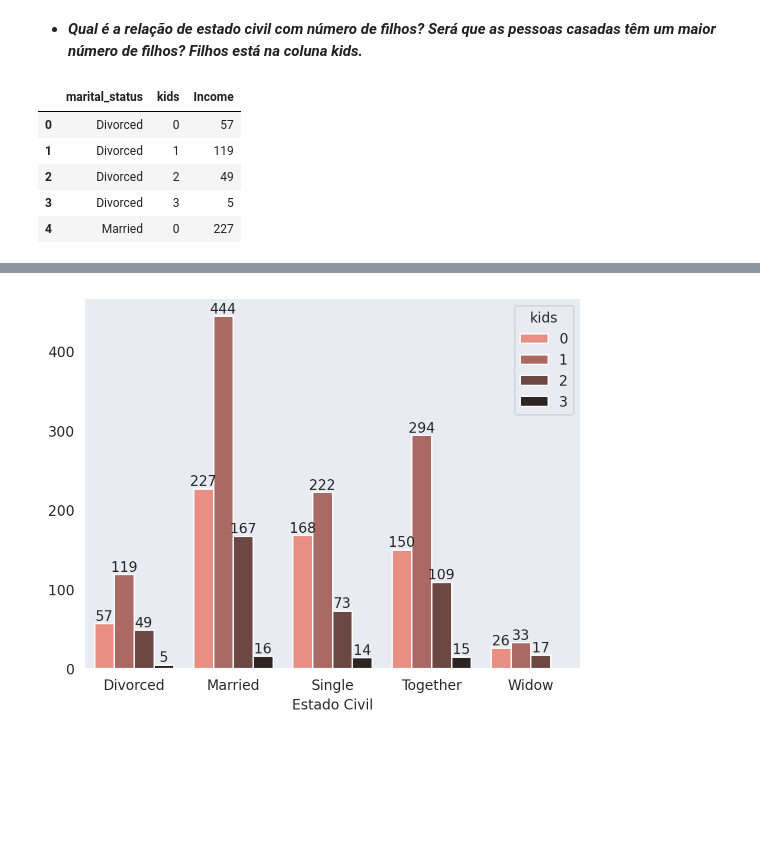
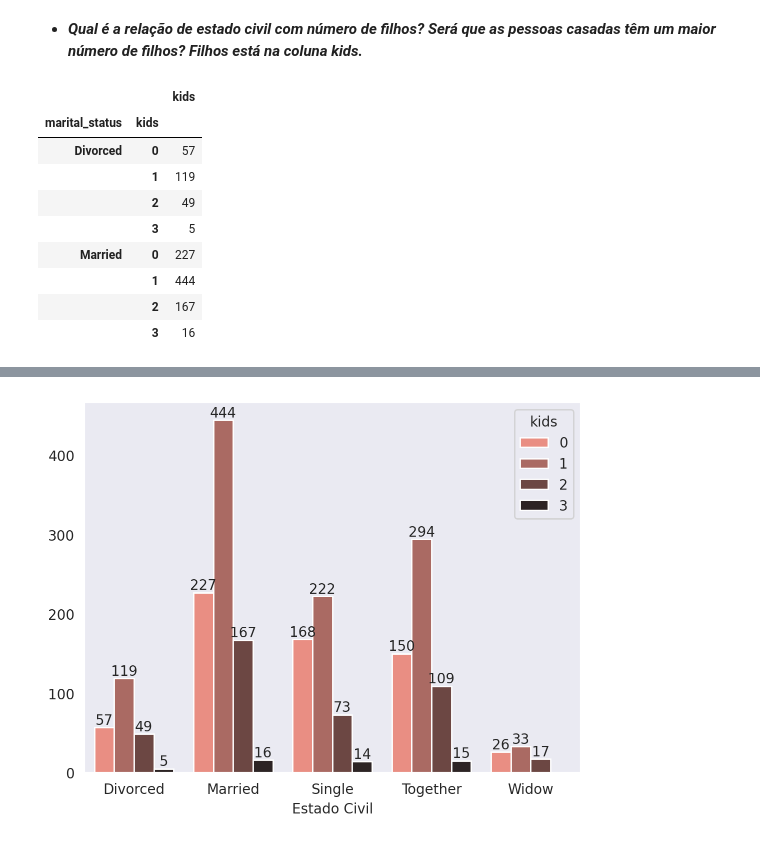
Before and after one commit to Oseiasdfarias/estatistica_do_basico_ao_avancado_EBA, a Jupyter notebook: atividades/1.0_estatistica_descritiva/1.0_Desafio_Ifood.ipynb, the cells around one changed output, grey strips where cells are left out. Drawn from its saved outputs; the diff is of its cells as text; code cells hidden in the pictures; blank space fills up the shorter version.

```diff
--- a/atividades/1.0_estatistica_descritiva/1.0_Desafio_Ifood.ipynb
+++ b/atividades/1.0_estatistica_descritiva/1.0_Desafio_Ifood.ipynb
@@ -265,15 +285,17 @@ plt.show()
 - ***Qual é a relação de estado civil com número de filhos? Será que as pessoas casadas têm um maior número de filhos? Filhos está na coluna kids.***
 # %%
 marit_status_kids = (df_ifood
-                    .groupby(by=["marital_status", "kids"])
-                    ["Income"].count()
-                    .to_frame()
-                    .reset_index())
-marit_status_kids.head()
+                     .groupby(by=["marital_status", "kids"])
+                     ["kids"].count().to_frame())
+marit_status_kids.head(8)
 # %% [output]
-|  | marital_status | kids | Income |
-| 0 | Divorced | 0 | 57 |
-| 1 | Divorced | 1 | 119 |
-| 2 | Divorced | 2 | 49 |
-| 3 | Divorced | 3 | 5 |
-| 4 | Married | 0 | 227 |
+|  |  | kids |
+| marital_status | kids |  |
+| Divorced | 0 | 57 |
+|  | 1 | 119 |
+|  | 2 | 49 |
+|  | 3 | 5 |
+| Married | 0 | 227 |
+|  | 1 | 444 |
+|  | 2 | 167 |
+|  | 3 | 16 |
```
Also changed, not shown: parts of 9 cells of this notebook.
